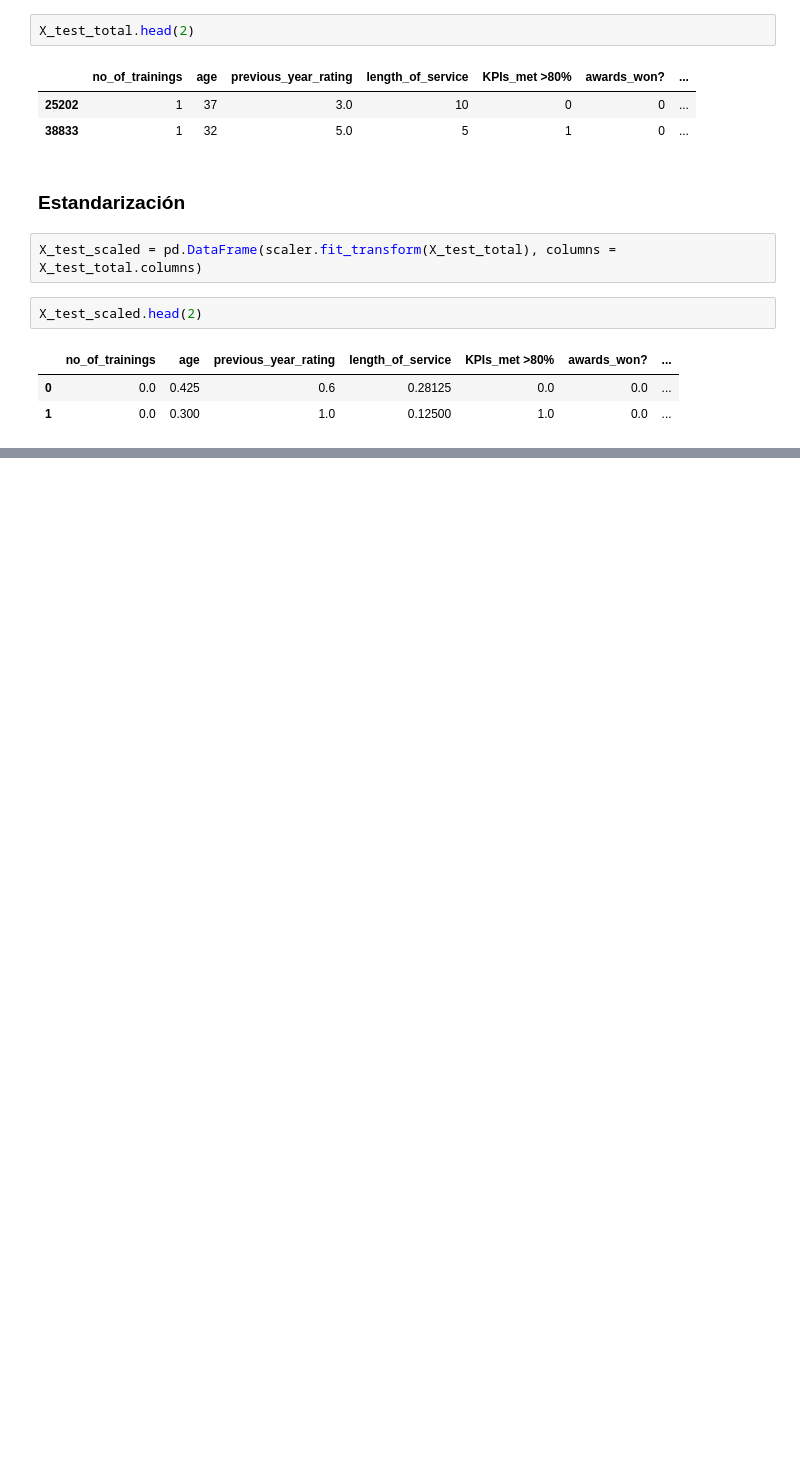
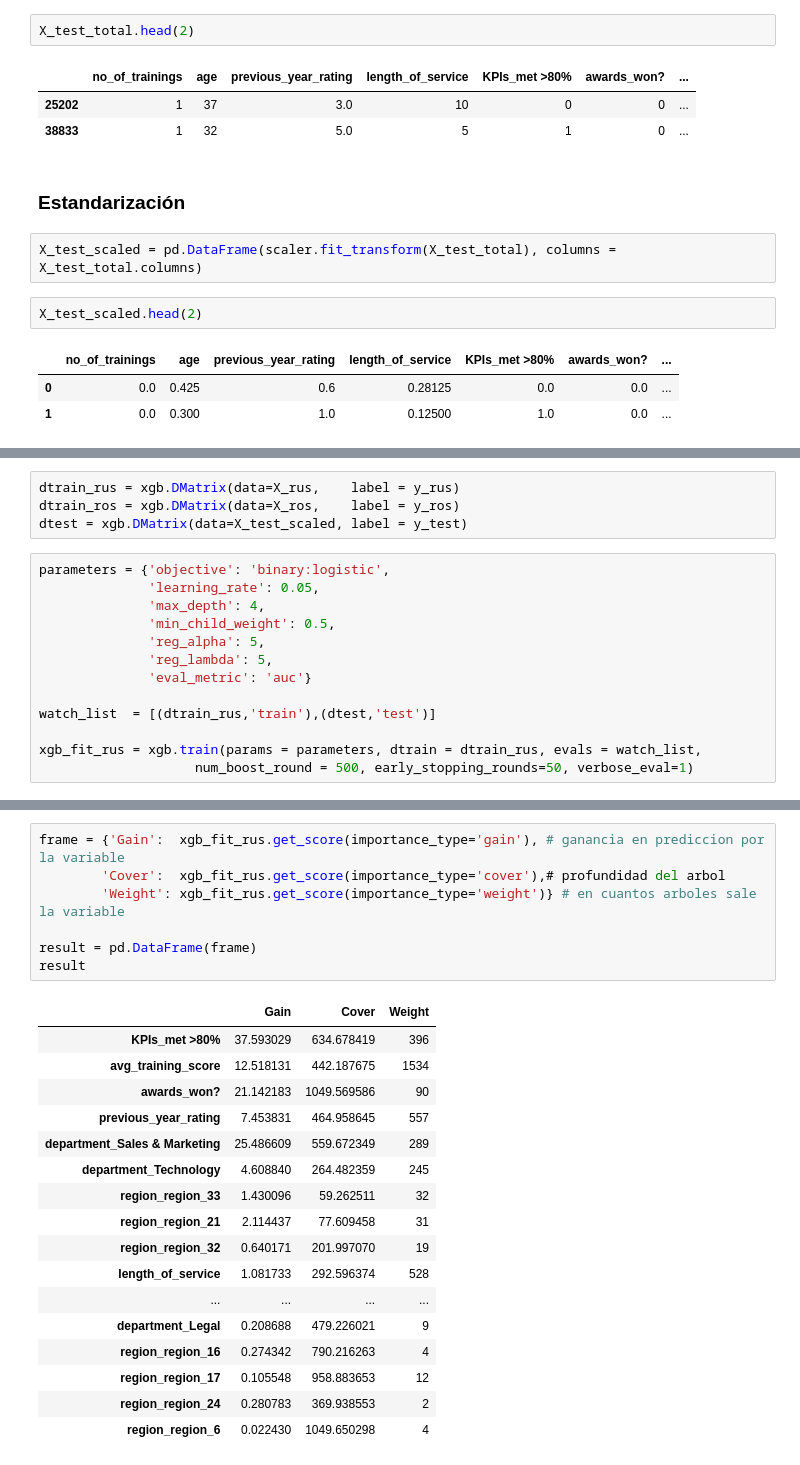
Before and after one commit to giordanap/MLA, a Jupyter notebook: Proyecto 01 - HR Analytics/00-apellido-nombre-proyecto1.ipynb, the cells around one changed output, grey strips where cells are left out. Drawn from its saved outputs; the diff is of its cells as text; blank space fills up the shorter version.

```diff
--- a/Proyecto 01 - HR Analytics/00-apellido-nombre-proyecto1.ipynb
+++ b/Proyecto 01 - HR Analytics/00-apellido-nombre-proyecto1.ipynb
@@ -640,0 +683,17 @@ X_test_scaled.head(2)
+# %%
+dtrain_rus = xgb.DMatrix(data=X_rus,    label = y_rus)
+dtrain_ros = xgb.DMatrix(data=X_ros,    label = y_ros)
+dtest = xgb.DMatrix(data=X_test_scaled, label = y_test)
+# %%
+parameters = {'objective': 'binary:logistic',
+              'learning_rate': 0.05,
+              'max_depth': 4,
+              'min_child_weight': 0.5,
+              'reg_alpha': 5,
+              'reg_lambda': 5,
+              'eval_metric': 'auc'}
+
+watch_list  = [(dtrain_rus,'train'),(dtest,'test')]
+
+xgb_fit_rus = xgb.train(params = parameters, dtrain = dtrain_rus, evals = watch_list,
+                    num_boost_round = 500, early_stopping_rounds=50, verbose_eval=1)
@@ -640,0 +718,25 @@ X_test_scaled.head(2)
+# %%
+frame = {'Gain':  xgb_fit_rus.get_score(importance_type='gain'), # ganancia en prediccion por la variable
+        'Cover':  xgb_fit_rus.get_score(importance_type='cover'),# profundidad del arbol
+        'Weight': xgb_fit_rus.get_score(importance_type='weight')} # en cuantos arboles sale la variable
+
+result = pd.DataFrame(frame)
+result
+# %% [output]
+|  | Gain | Cover | Weight |
+| KPIs_met >80% | 37.593029 | 634.678419 | 396 |
+| avg_training_score | 12.518131 | 442.187675 | 1534 |
+| awards_won? | 21.142183 | 1049.569586 | 90 |
+| previous_year_rating | 7.453831 | 464.958645 | 557 |
+| department_Sales & Marketing | 25.486609 | 559.672349 | 289 |
+| department_Technology | 4.608840 | 264.482359 | 245 |
+| region_region_33 | 1.430096 | 59.262511 | 32 |
+| region_region_21 | 2.114437 | 77.609458 | 31 |
+| region_region_32 | 0.640171 | 201.997070 | 19 |
+| length_of_service | 1.081733 | 292.596374 | 528 |
+| ... | ... | ... | ... |
+| department_Legal | 0.208688 | 479.226021 | 9 |
+| region_region_16 | 0.274342 | 790.216263 | 4 |
+| region_region_17 | 0.105548 | 958.883653 | 12 |
+| region_region_24 | 0.280783 | 369.938553 | 2 |
+| region_region_6 | 0.022430 | 1049.650298 | 4 |
```
Also changed, not shown: parts of 13 cells of this notebook.
